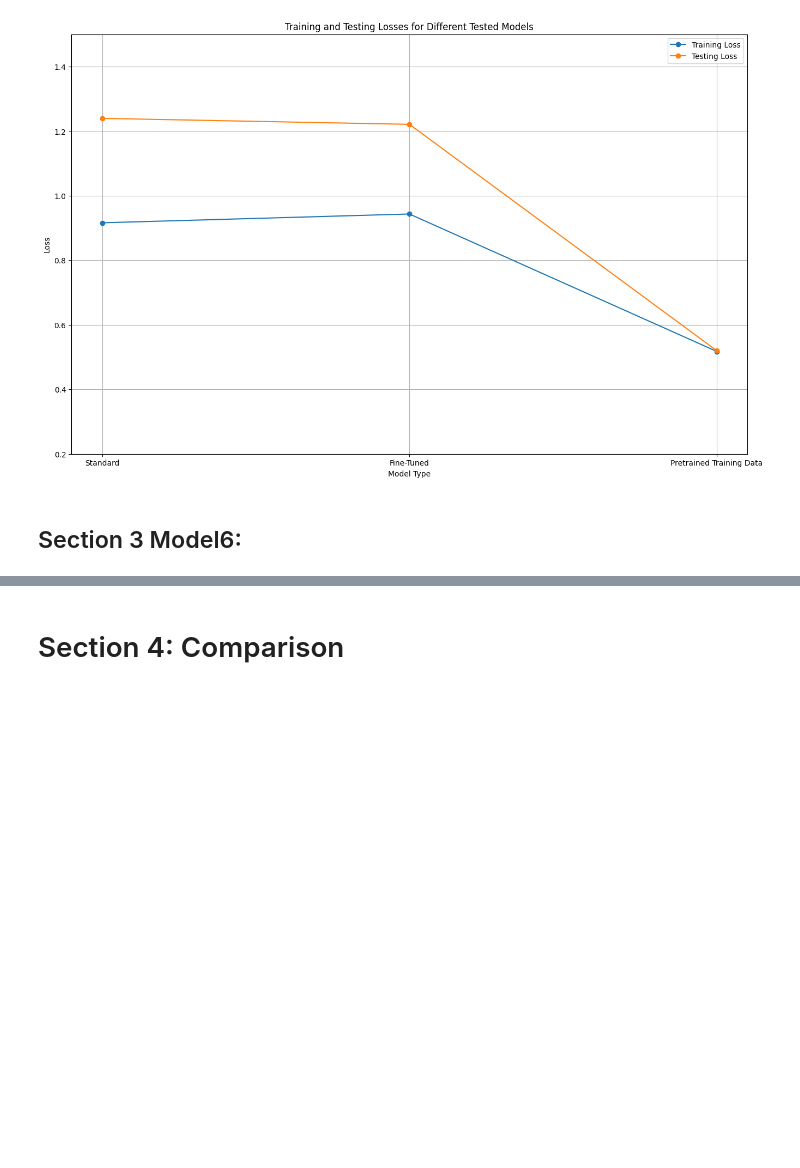
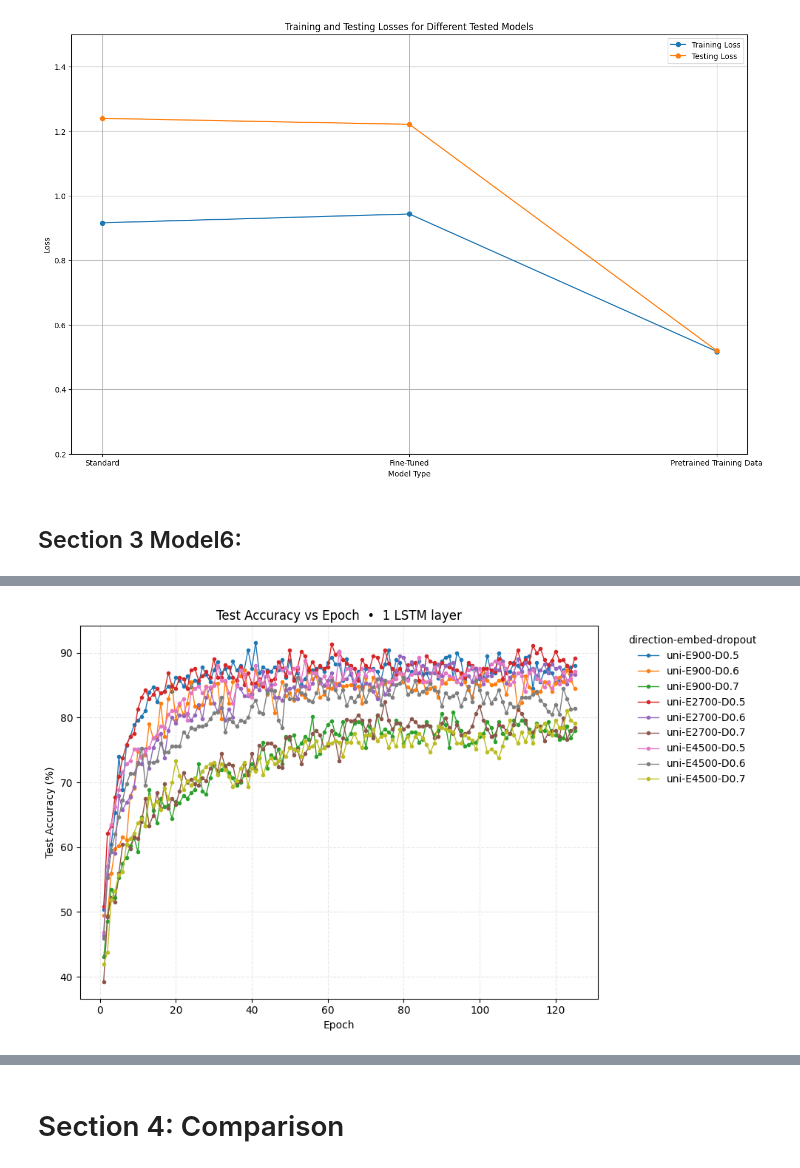
Before and after one commit to PhurinutR/twitter-sentiment-analysis, a Jupyter notebook: model_compare.ipynb, the cells around one changed output, grey strips where cells are left out. Drawn from its saved outputs; the diff is of its cells as text; code cells hidden in the pictures; blank space fills up the shorter version.

Commit message:
added  chart for model7 enn

```diff
--- a/model_compare.ipynb
+++ b/model_compare.ipynb
@@ -656,0 +659,92 @@ plt.show()
+# %%
+# ─────────────────────────────────────────────────────────────────────
+# 0. Imports & config
+# ─────────────────────────────────────────────────────────────────────
+import pandas as pd
+import matplotlib.pyplot as plt
+from pathlib import Path
+import re
+
+
+root = Path("./model7/metrics/")
+csv_files = list(root.rglob("metrics_layers*.csv"))
+
+
+pat = re.compile(r"metrics_layers(\d+)_(bidir|uni)_emb(\d+)_drop([0-9.]+)")
+
+# ─────────────────────────────────────────────────────────────────────
+# 1. Helper to read a single CSV and annotate it with the hyper-params
+# ─────────────────────────────────────────────────────────────────────
+def read_and_annotate(csv_path: Path) -> pd.DataFrame:
+    # the metrics_*.csv files already contain raw numbers, so no converters are needed
+    df = pd.read_csv(csv_path)
+
+    # Parse the hyper-parameters from the FILE NAME (stem)
+    m = pat.fullmatch(csv_path.stem)
+    if not m:
+        raise ValueError(f"File name {csv_path.name} does not match expected pattern")
+    n_layers, direction, emb_dim, dropout = m.groups()
+
+    df["layers"]  = int(n_layers)
+    df["bidir"]   = (direction == "bidir")
+    df["emb_dim"] = int(emb_dim)
+    df["dropout"] = float(dropout)
+
+    return df
+
+# ─────────────────────────────────────────────────────────────────────
+# 2. Read every file and concatenate into one tidy DataFrame
+# ─────────────────────────────────────────────────────────────────────
+df_all = pd.concat([read_and_annotate(p) for p in csv_files], ignore_index=True)
+
+# Optional: multi-index for easier inspection
+df_all = df_all.set_index(
+    ["layers", "bidir", "emb_dim", "dropout", "Epoch"]
+).sort_index()
+
+print("Preview")
+print(df_all.head())
+
+# Bring the columns back for plotting
+df_filtered = df_all.reset_index()
+
+# ─────────────────────────────────────────────────────────────────────
+# 3. Five separate plots: one per 'layers' value
+# ─────────────────────────────────────────────────────────────────────
+layer_values = sorted(df_filtered["layers"].unique())    # e.g. [1, 2, 3, 4, 5]
+
+out_dir = Path("./plots_by_layer")
+out_dir.mkdir(exist_ok=True)
+
+for layers in layer_values:
+    df_l = df_filtered[df_filtered["layers"] == layers]
+
+    plt.figure(figsize=(10, 6))
+
+    for (bidir, emb_dim, dropout), g in df_l.groupby(["bidir", "emb_dim", "dropout"]):
+        direction = "bi" if bidir else "uni"
+        label = f"{direction}-E{emb_dim}-D{dropout}"
+        plt.plot(
+            g["Epoch"],
+            g["TestAcc"] * 100,    # already a fraction, convert to %
+            marker=".",
+            linewidth=1,
+            label=label,
+        )
+
+    plt.title(f"Test Accuracy vs Epoch  •  {layers} LSTM layer{'s' if layers>1 else ''}")
+    plt.xlabel("Epoch")
+    plt.ylabel("Test Accuracy (%)")
+    plt.grid(True, linestyle="--", alpha=0.3)
+    plt.legend(
+        title="direction-embed-dropout",
+        bbox_to_anchor=(1.04, 1), loc="upper left", frameon=False,
+    )
+    plt.tight_layout()
+
+    fig_path = out_dir / f"test_acc_vs_epoch_layers{layers}.png"
+    plt.savefig(fig_path, dpi=300)
+    plt.show()
+
+    print(f"✅  Saved: {fig_path.resolve()}")
+# %% [output]
@@ -656,0 +759 @@ plt.show()
+[figure, added]
```
Also changed, not shown: parts of 2 cells of this notebook, 2 other files.
